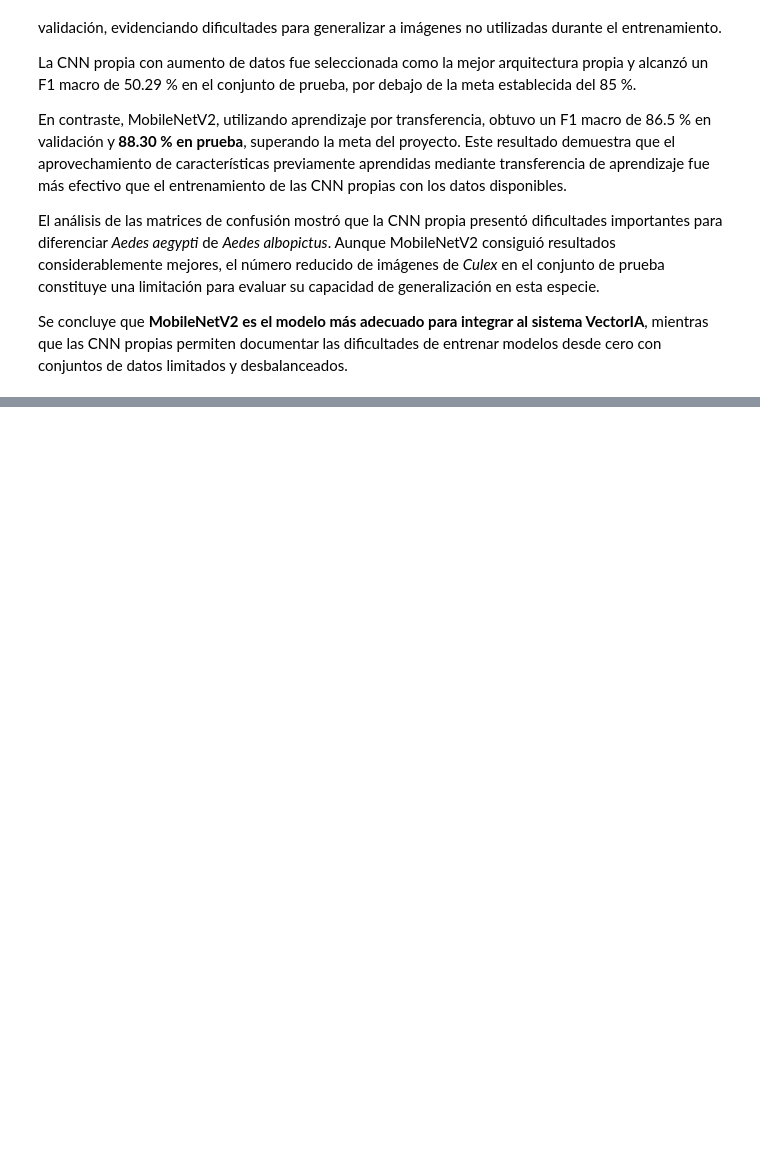
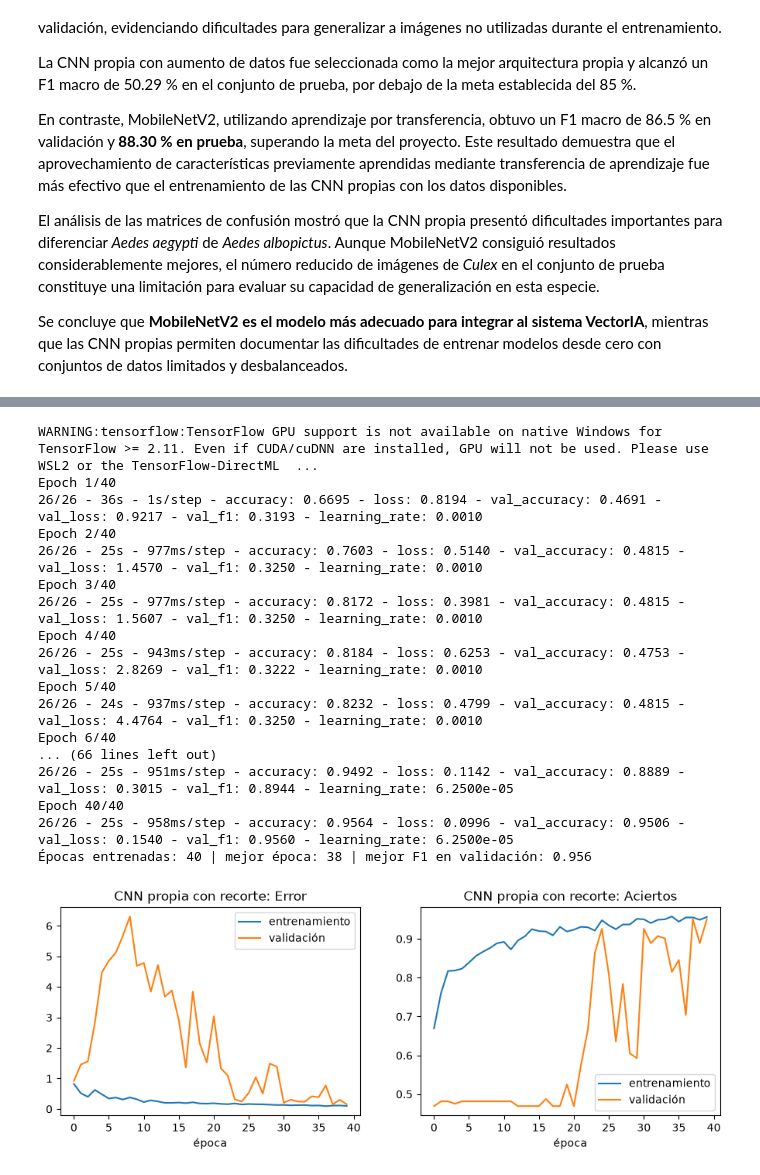
Before and after one commit to GaboSM1507/Proyecto-VectorIA, a Jupyter notebook: notebooks/02_CNN_Mosquitos.ipynb, the cells around one changed output, grey strips where cells are left out. Saved outputs shown, nothing was run; the diff lists cells and outputs as text; code cells hidden in the pictures; blank space fills up the shorter version.

```diff
--- a/notebooks/02_CNN_Mosquitos.ipynb
+++ b/notebooks/02_CNN_Mosquitos.ipynb
@@ -721,0 +891,58 @@ Se concluye que **MobileNetV2 es el modelo más adecuado para integrar al sistem
+# %%
+archivo_recorte = 'cnn_mosquitos_recorte.keras'
+TAMANO_RECORTE = 128
+EPOCAS_RECORTE = 40
+ENTRENAR_CNN_RECORTE = True
+
+
+# F1 macro en validación al final de cada época, para elegir la mejor época con la métrica del enunciado #
+class F1Validacion(tf.keras.callbacks.Callback):
+    def __init__(self, datos, tamano):
+        super().__init__()
+        self.datos = crear_dataset(datos, tamano)
+        self.reales = datos['etiqueta'].values
+
+    def on_epoch_end(self, epoch, logs=None):
+        pred = np.argmax(self.model.predict(self.datos, verbose=0), axis=1)
+        logs['val_f1'] = f1_score(self.reales, pred, average='macro', labels=CLASES_VAL, zero_division=0)
+
+
+if ENTRENAR_CNN_RECORTE:
+    tf.keras.utils.set_random_seed(42)
+    modelo_recorte = crear_cnn_v2(tamano=TAMANO_RECORTE)
+    historia_recorte = modelo_recorte.fit(
+        crear_dataset(train_r, TAMANO_RECORTE, mezclar=True),
+        validation_data=crear_dataset(val_r, TAMANO_RECORTE),
+        epochs=EPOCAS_RECORTE,
+        class_weight=pesos_clases_x,
+        shuffle=False,    # el dataset ya viene mezclado #
+        callbacks=[F1Validacion(val_r, TAMANO_RECORTE),    # va primero, para que los demás vean val_f1 #
+                   EarlyStopping(monitor='val_f1', mode='max', patience=10, start_from_epoch=8,
+                                 restore_best_weights=True),
+                   ReduceLROnPlateau(monitor='val_f1', mode='max', factor=0.5, patience=5, min_lr=1e-5),
+                   ModelCheckpoint(str(CARPETA_MODELOS / archivo_recorte), monitor='val_f1', mode='max',
+                                   save_best_only=True)],
+        verbose=2)
+    f1_epocas = historia_recorte.history['val_f1']
+    print('Épocas entrenadas:', len(f1_epocas), '| mejor época:', int(np.argmax(f1_epocas)) + 1,
+          '| mejor F1 en validación:', round(max(f1_epocas), 3))
+    graficar_historia(historia_recorte, 'CNN propia con recorte')
+# %% [output]
+WARNING:tensorflow:TensorFlow GPU support is not available on native Windows for TensorFlow >= 2.11. Even if CUDA/cuDNN are installed, GPU will not be used. Please use WSL2 or the TensorFlow-DirectML  ...
+Epoch 1/40
+26/26 - 36s - 1s/step - accuracy: 0.6695 - loss: 0.8194 - val_accuracy: 0.4691 - val_loss: 0.9217 - val_f1: 0.3193 - learning_rate: 0.0010
+Epoch 2/40
+26/26 - 25s - 977ms/step - accuracy: 0.7603 - loss: 0.5140 - val_accuracy: 0.4815 - val_loss: 1.4570 - val_f1: 0.3250 - learning_rate: 0.0010
+Epoch 3/40
+26/26 - 25s - 977ms/step - accuracy: 0.8172 - loss: 0.3981 - val_accuracy: 0.4815 - val_loss: 1.5607 - val_f1: 0.3250 - learning_rate: 0.0010
+Epoch 4/40
+26/26 - 25s - 943ms/step - accuracy: 0.8184 - loss: 0.6253 - val_accuracy: 0.4753 - val_loss: 2.8269 - val_f1: 0.3222 - learning_rate: 0.0010
+Epoch 5/40
+26/26 - 24s - 937ms/step - accuracy: 0.8232 - loss: 0.4799 - val_accuracy: 0.4815 - val_loss: 4.4764 - val_f1: 0.3250 - learning_rate: 0.0010
+Epoch 6/40
+... (66 lines left out)
+26/26 - 25s - 951ms/step - accuracy: 0.9492 - loss: 0.1142 - val_accuracy: 0.8889 - val_loss: 0.3015 - val_f1: 0.8944 - learning_rate: 6.2500e-05
+Epoch 40/40
+26/26 - 25s - 958ms/step - accuracy: 0.9564 - loss: 0.0996 - val_accuracy: 0.9506 - val_loss: 0.1540 - val_f1: 0.9560 - learning_rate: 6.2500e-05
+Épocas entrenadas: 40 | mejor época: 38 | mejor F1 en validación: 0.956
+[figure, added]
```
Also changed, not shown: parts of 14 cells of this notebook, 7 other files.
